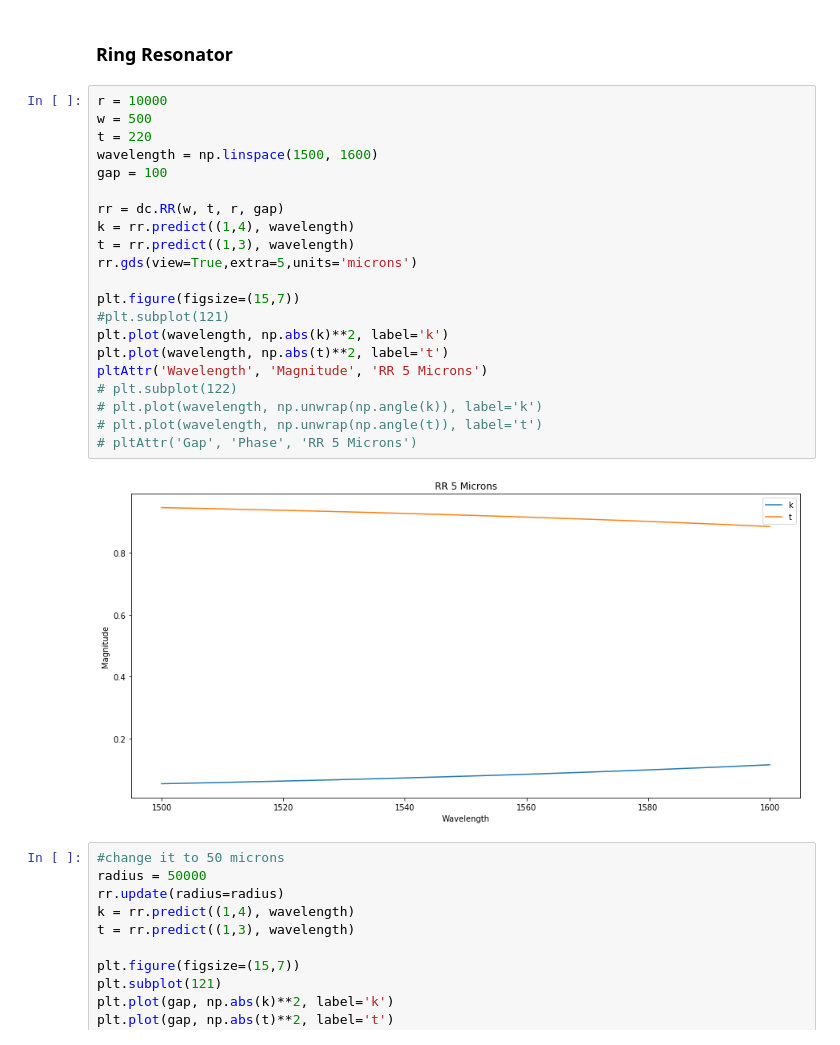
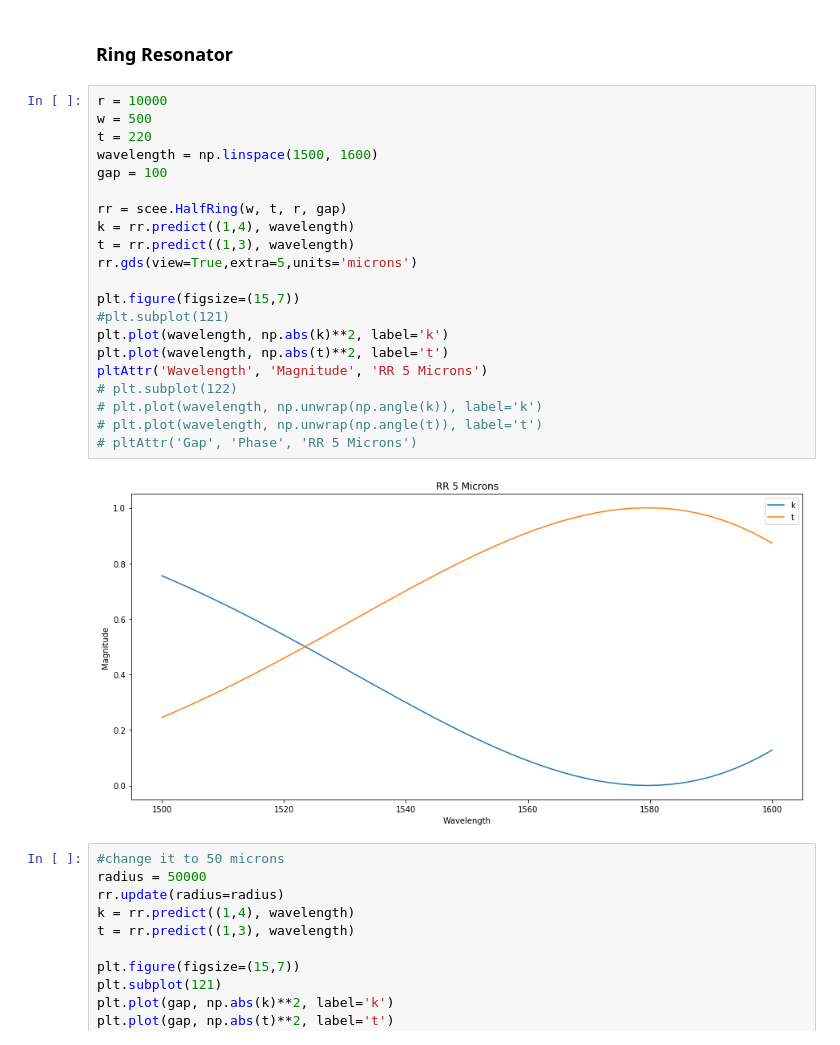
Before and after one commit to BYUCamachoLab/SiPANN, a Jupyter notebook: examples/dc.ipynb, the cells around one changed output. Cells and saved outputs as stored; diff of their text form.

```diff
--- a/examples/dc.ipynb
+++ b/examples/dc.ipynb
@@ -40,26 +40,26 @@ with the ring portion of all couplers being the upper waveguide
 # %%
 r = 10000
 w = 500
 t = 220
 wavelength = np.linspace(1500, 1600)
 gap = 100
 
-rr = dc.RR(w, t, r, gap)
+rr = scee.HalfRing(w, t, r, gap)
 k = rr.predict((1,4), wavelength)
 t = rr.predict((1,3), wavelength)
 rr.gds(view=True,extra=5,units='microns')
 
 plt.figure(figsize=(15,7))
 #plt.subplot(121)
 plt.plot(wavelength, np.abs(k)**2, label='k')
 plt.plot(wavelength, np.abs(t)**2, label='t')
 pltAttr('Wavelength', 'Magnitude', 'RR 5 Microns')
 # plt.subplot(122)
 # plt.plot(wavelength, np.unwrap(np.angle(k)), label='k')
 # plt.plot(wavelength, np.unwrap(np.angle(t)), label='t')
 # pltAttr('Gap', 'Phase', 'RR 5 Microns')
 # %% [output]
-[figure, old version]
+[figure, new version]
 # %%
 #change it to 50 microns
 radius = 50000
```
Also changed, not shown: parts of 2 cells of this notebook, 2 other files.
